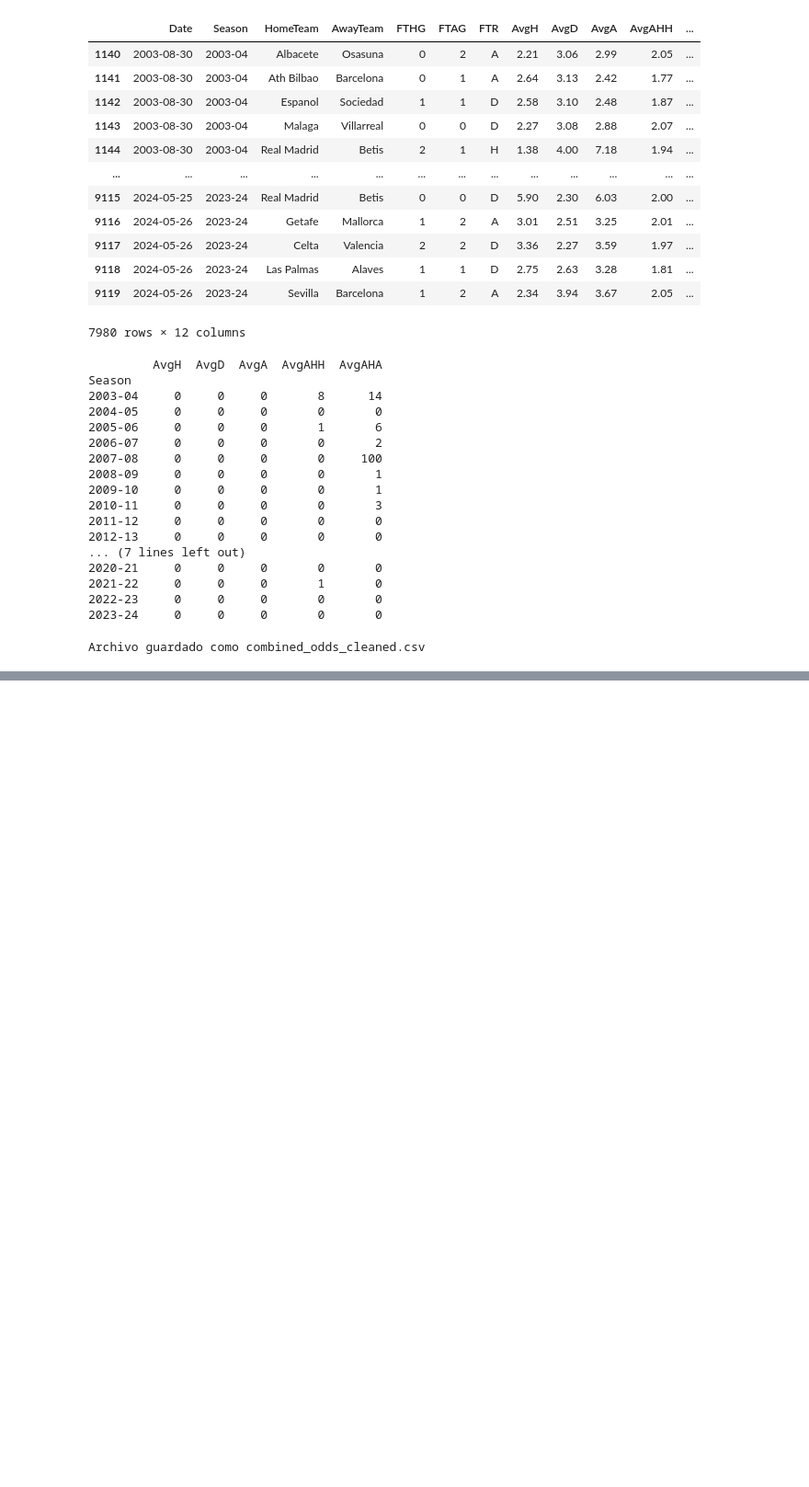
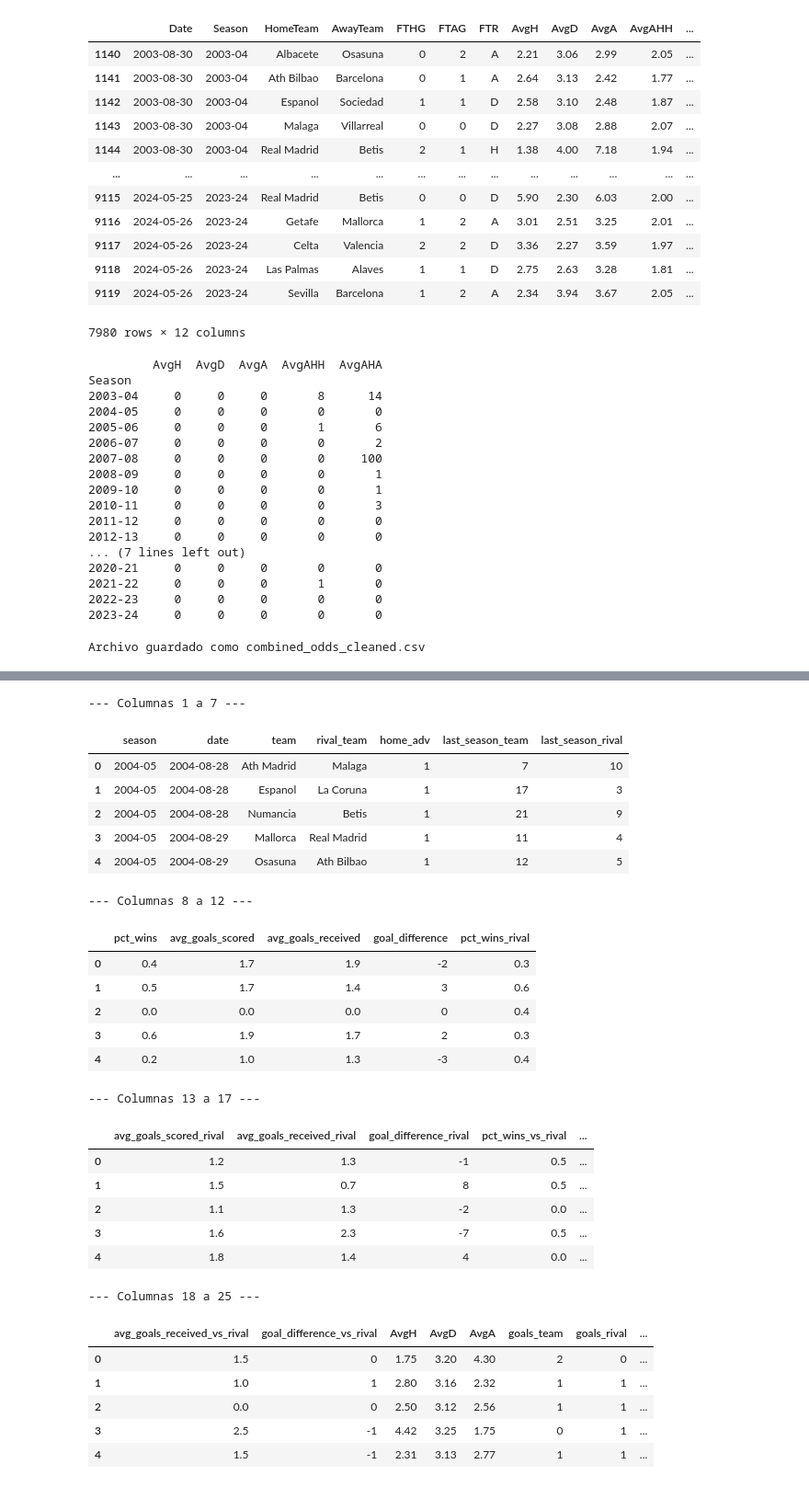
Before and after one commit to anaigs/tfg_maco_github, a Jupyter notebook: code/data_cleaning/1-clean_dataset.ipynb, the cells around one changed output, grey strips where cells are left out. Shown: that part at 92% size. Cells and saved outputs as stored; diff of their text form; code cells hidden in the pictures; blank space fills up the shorter version.

```diff
--- a/code/data_cleaning/1-clean_dataset.ipynb
+++ b/code/data_cleaning/1-clean_dataset.ipynb
@@ -286,0 +327,46 @@ Archivo guardado como combined_odds_cleaned.csv
+# %%
+
+# Primer bloque: 7 columnas
+print("\n--- Columnas 1 a 7 ---\n")
+display(df.iloc[:, 0:7].head())
+
+# Segundo bloque: columnas 8 a 12 (5 columnas)
+print("\n--- Columnas 8 a 12 ---\n")
+display(df.iloc[:, 7:12].head())
+
+# Tercer bloque: columnas 13 a 17 (5 columnas)
+print("\n--- Columnas 13 a 17 ---\n")
+display(df.iloc[:, 12:17].head())
+
+# Cuarto bloque: el resto
+print(f"\n--- Columnas 18 a {df.shape[1]} ---\n")
+display(df.iloc[:, 17:].head())
+# %% [output]
+--- Columnas 1 a 7 ---
+|  | season | date | team | rival_team | home_adv | last_season_team | last_season_rival |
+| 0 | 2004-05 | 2004-08-28 | Ath Madrid | Malaga | 1 | 7 | 10 |
+| 1 | 2004-05 | 2004-08-28 | Espanol | La Coruna | 1 | 17 | 3 |
+| 2 | 2004-05 | 2004-08-28 | Numancia | Betis | 1 | 21 | 9 |
+| 3 | 2004-05 | 2004-08-29 | Mallorca | Real Madrid | 1 | 11 | 4 |
+| 4 | 2004-05 | 2004-08-29 | Osasuna | Ath Bilbao | 1 | 12 | 5 |
+--- Columnas 8 a 12 ---
+|  | pct_wins | avg_goals_scored | avg_goals_received | goal_difference | pct_wins_rival |
+| 0 | 0.4 | 1.7 | 1.9 | -2 | 0.3 |
+| 1 | 0.5 | 1.7 | 1.4 | 3 | 0.6 |
+| 2 | 0.0 | 0.0 | 0.0 | 0 | 0.4 |
+| 3 | 0.6 | 1.9 | 1.7 | 2 | 0.3 |
+| 4 | 0.2 | 1.0 | 1.3 | -3 | 0.4 |
+--- Columnas 13 a 17 ---
+|  | avg_goals_scored_rival | avg_goals_received_rival | goal_difference_rival | pct_wins_vs_rival | ... |
+| 0 | 1.2 | 1.3 | -1 | 0.5 | ... |
+| 1 | 1.5 | 0.7 | 8 | 0.5 | ... |
+| 2 | 1.1 | 1.3 | -2 | 0.0 | ... |
+| 3 | 1.6 | 2.3 | -7 | 0.5 | ... |
+| 4 | 1.8 | 1.4 | 4 | 0.0 | ... |
+--- Columnas 18 a 25 ---
+|  | avg_goals_received_vs_rival | goal_difference_vs_rival | AvgH | AvgD | AvgA | goals_team | goals_rival | ... |
+| 0 | 1.5 | 0 | 1.75 | 3.20 | 4.30 | 2 | 0 | ... |
+| 1 | 1.0 | 1 | 2.80 | 3.16 | 2.32 | 1 | 1 | ... |
+| 2 | 0.0 | 0 | 2.50 | 3.12 | 2.56 | 1 | 1 | ... |
+| 3 | 2.5 | -1 | 4.42 | 3.25 | 1.75 | 0 | 1 | ... |
+| 4 | 1.5 | -1 | 2.31 | 3.13 | 2.77 | 1 | 1 | ... |
```
Also changed, not shown: parts of 4 cells of this notebook, 1 other file.
